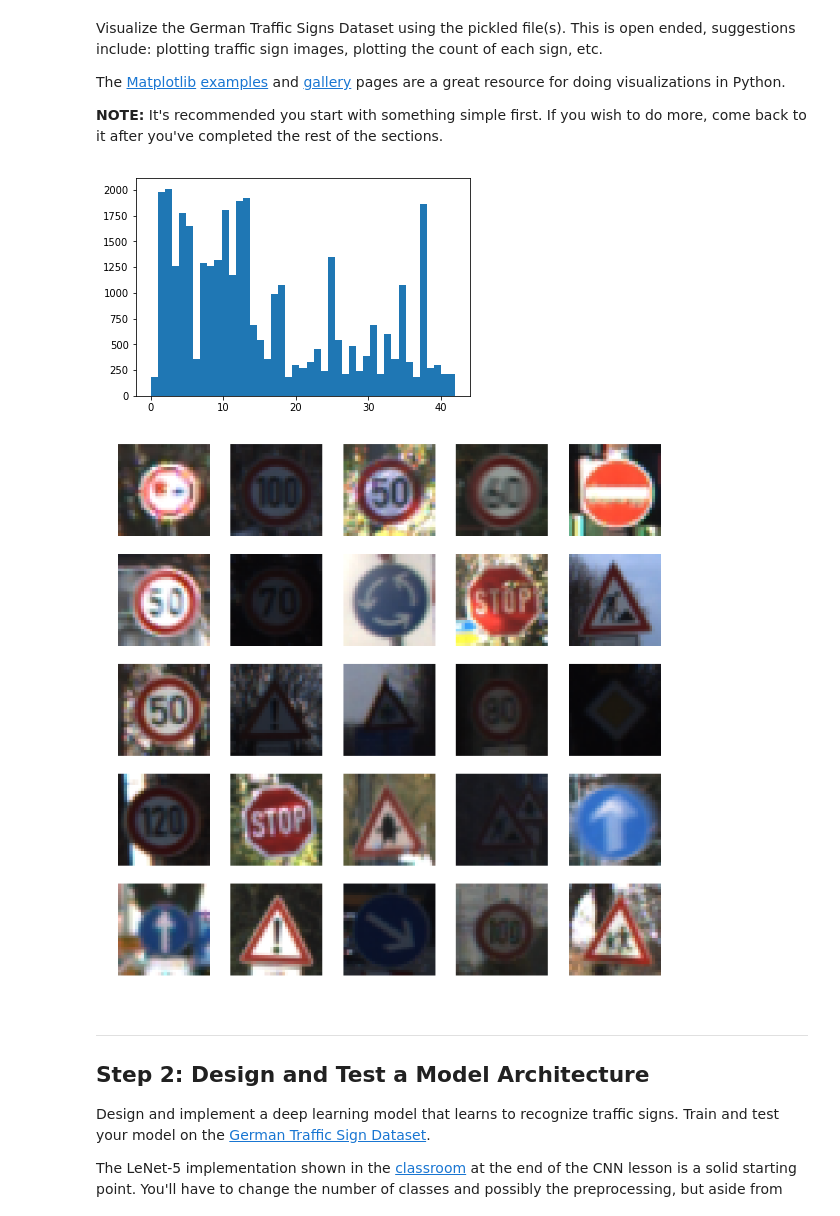
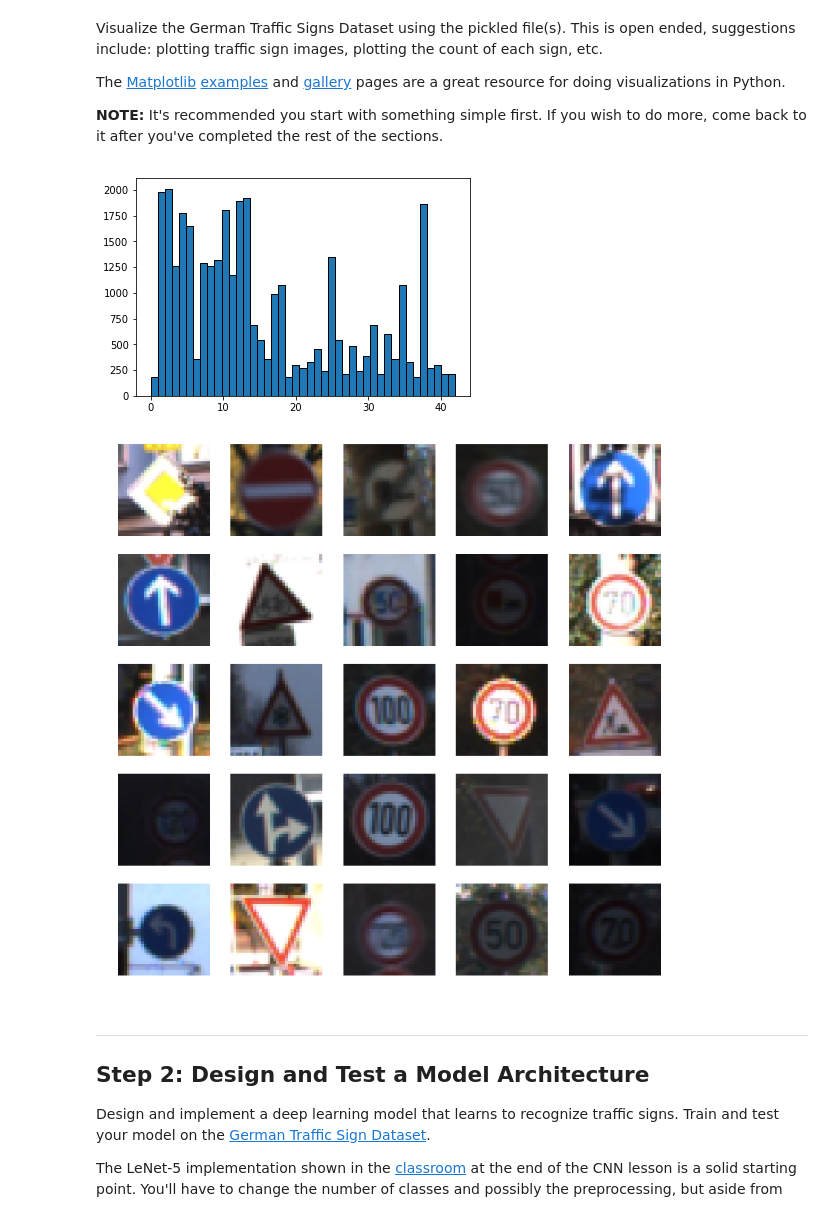
Before and after one commit to kirnh/CarND-TrafficSignClassifier-P2, a Jupyter notebook: Traffic_Sign_Classifier.ipynb, the cells around one changed output. Cells and saved outputs as stored; diff of their text form; code cells hidden in the pictures.

```diff
--- a/Traffic_Sign_Classifier.ipynb
+++ b/Traffic_Sign_Classifier.ipynb
@@ -93,37 +99,36 @@ The [Matplotlib](http://matplotlib.org/) [examples](http://matplotlib.org/exampl
 import matplotlib.pyplot as plt
 import numpy as np
 import matplotlib.gridspec as gridspec
 import cv2
 
 import matplotlib.image as mpimg
 
 # Visualizations will be shown in the notebook.
 %matplotlib inline
 
 # Plotting distribution of our training data
 y = y_train
-
-plt.hist(y, bins = 43)
+plt.hist(y, bins = 43, edgecolor = 'black')
 plt.show()
 
 # Let us see a few of our training images
 gs1 = gridspec.GridSpec(5, 5)
 gs1.update(wspace=0.01, hspace=0.02) # set the spacing between axes.
 plt.figure(figsize=(12,12))
 for i in range(25):
     ax1 = plt.subplot(gs1[i])
     ax1.set_xticklabels([])
     ax1.set_yticklabels([])
     ax1.set_aspect('equal')
     ind_plot = np.random.randint(1, len(y_train))
     plt.subplot(5,5,i+1)
     plt.imshow(X_train[ind_plot])
     plt.axis('off')
 
 plt.show()
 # %% [output]
-[figure, old version]
+[figure, new version]
-[figure, old version]
+[figure, new version]
 # %% [markdown]
 ----
 
```
Also changed, not shown: parts of 32 cells of this notebook.
